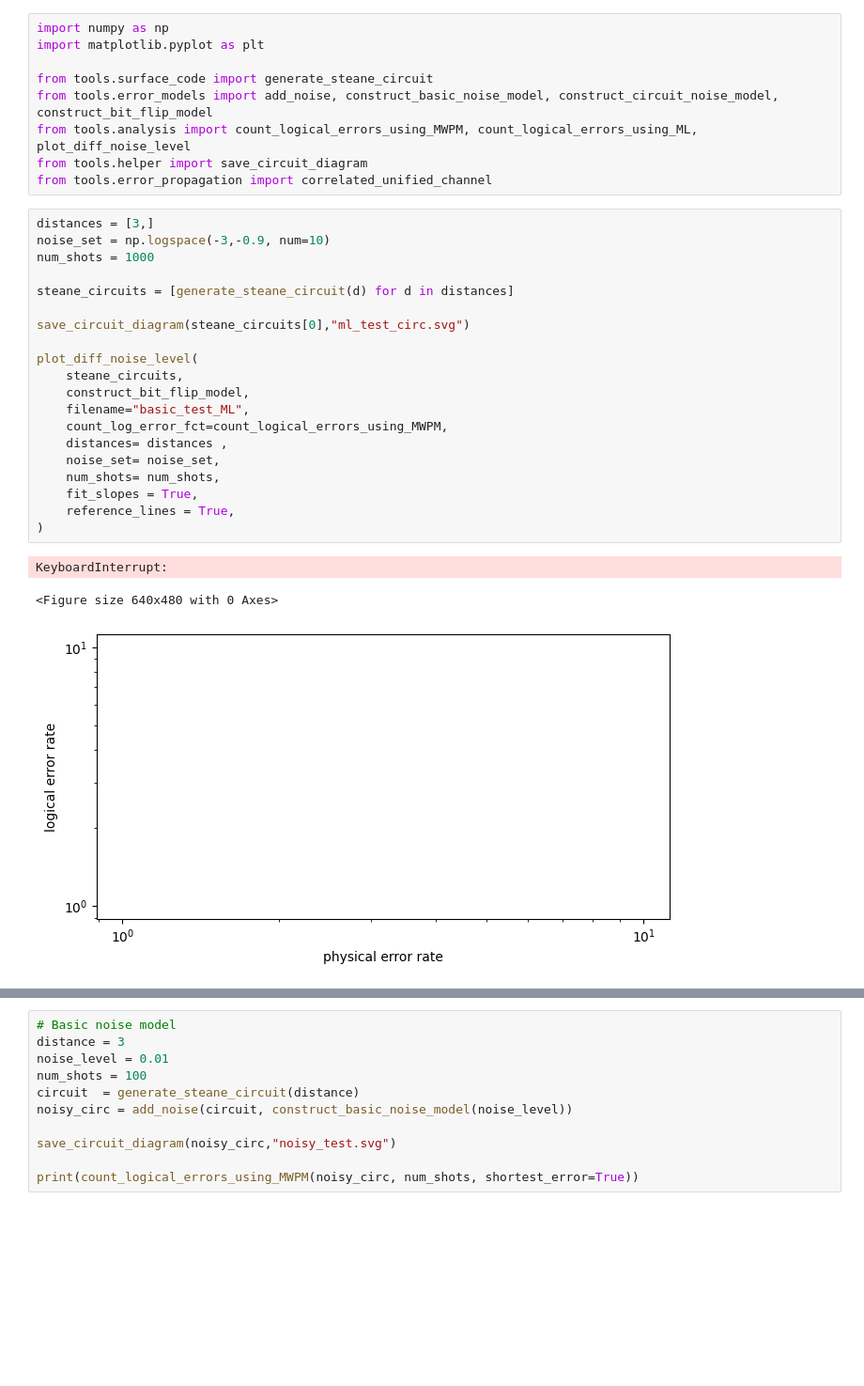
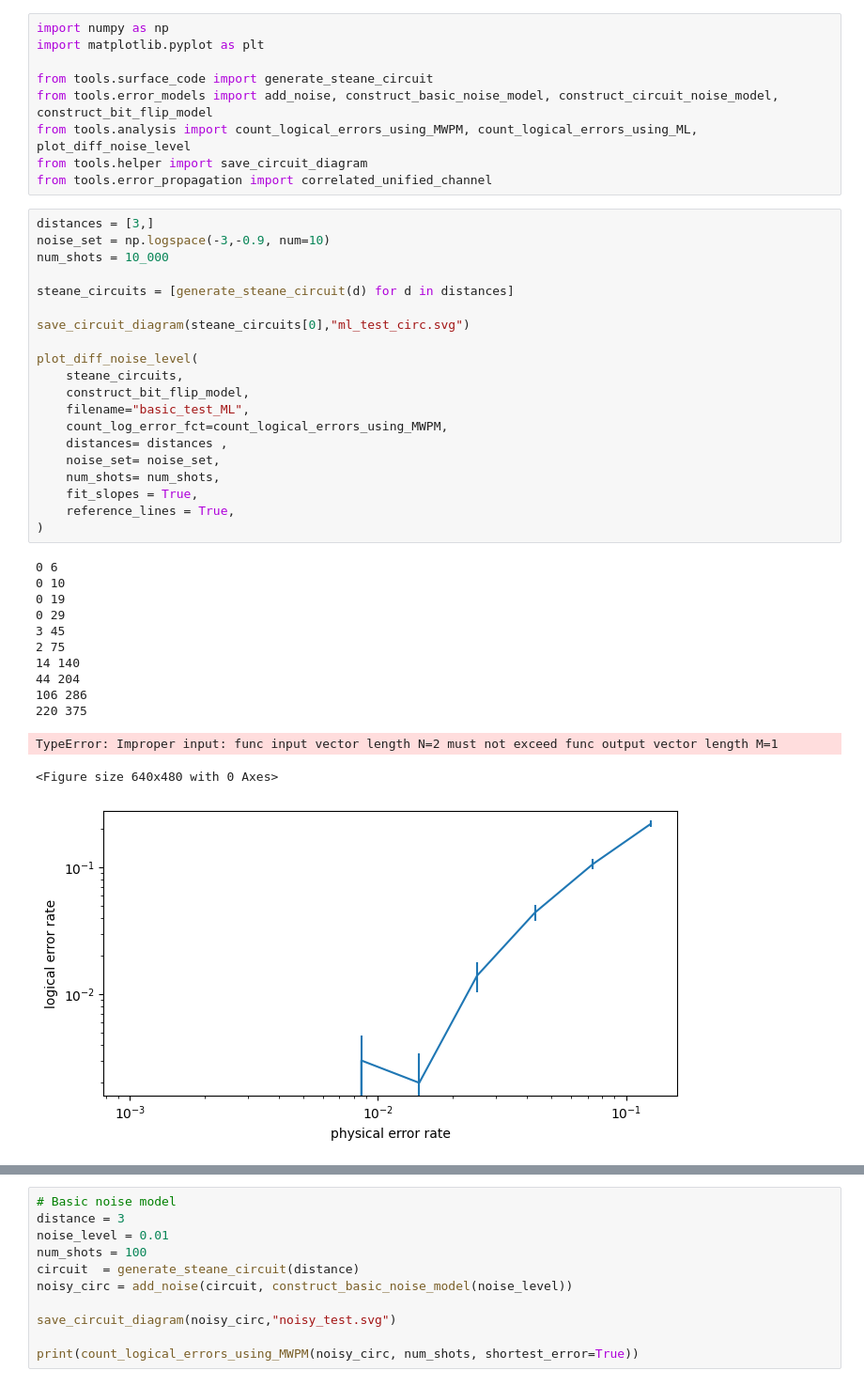
Before and after one commit to leonardlux/MasterArbeit, a Jupyter notebook: code/new_start/testing.ipynb, the cells around one changed output, grey strips where cells are left out. Shown at 94% size. Drawn from its saved outputs; the diff is of its cells as text; blank space fills up the shorter version.

```diff
--- a/code/new_start/testing.ipynb
+++ b/code/new_start/testing.ipynb
@@ -10,27 +10,37 @@ from tools.error_propagation import correlated_unified_channel
 # %%
 distances = [3,]
 noise_set = np.logspace(-3,-0.9, num=10)
-num_shots = 1000
+num_shots = 10_000
 
 steane_circuits = [generate_steane_circuit(d) for d in distances]
 
 save_circuit_diagram(steane_circuits[0],"ml_test_circ.svg")
 
 plot_diff_noise_level(
     steane_circuits,
     construct_bit_flip_model,
     filename="basic_test_ML",
     count_log_error_fct=count_logical_errors_using_MWPM,
     distances= distances ,
     noise_set= noise_set,
     num_shots= num_shots,
     fit_slopes = True,
     reference_lines = True,
 )
 # %% [output]
-KeyboardInterrupt:
+0 6
+0 10
+0 19
+0 29
+3 45
+2 75
+14 140
+44 204
+106 286
+220 375
-<Figure size 640x480 with 0 Axes>
+TypeError: Improper input: func input vector length N=2 must not exceed func output vector length M=1
+<Figure size 640x480 with 0 Axes>
-[figure, old version]
+[figure, new version]
 # %%
 distance = 3
 # First test the noiselesss generation of steane circuits
```
Also changed, not shown: parts of 1 cell of this notebook, 1 other file.
